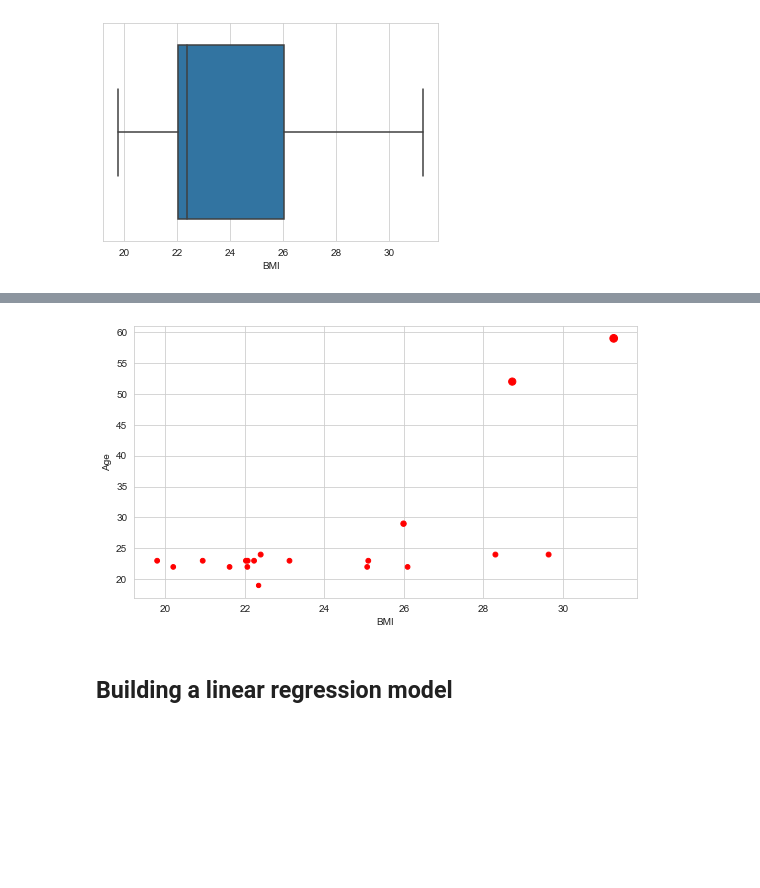
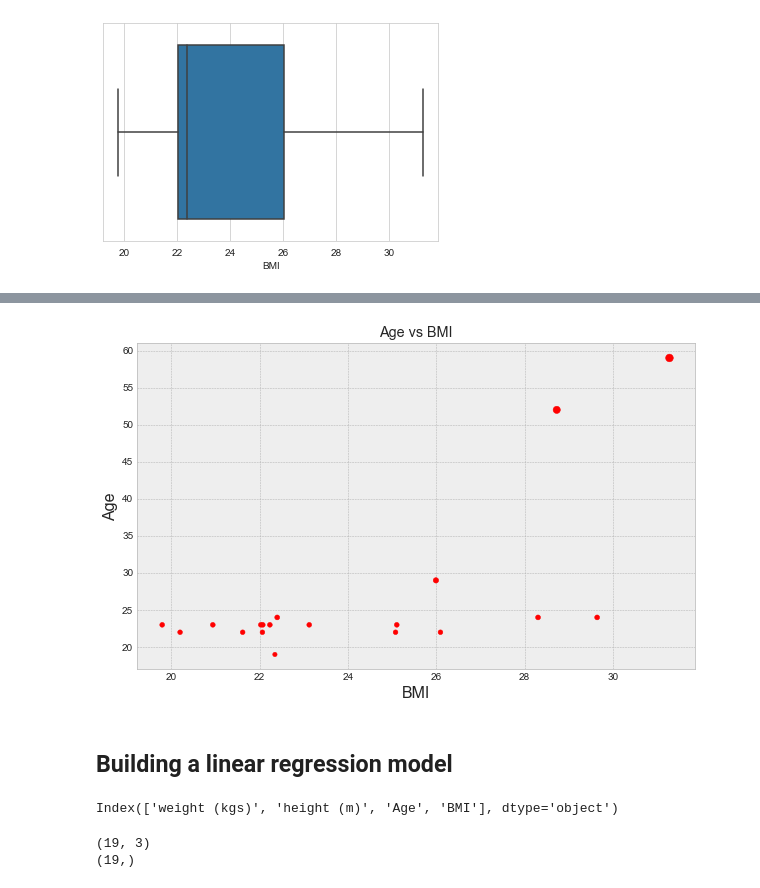
Before and after one commit to mambo-mk/Visualization-and-ML, a Jupyter notebook: Interactive visuals and ML/BMI prediction model.ipynb, the cells around one changed output, grey strips where cells are left out. Drawn from its saved outputs; the diff is of its cells as text; code cells hidden in the pictures; blank space fills up the shorter version.

```diff
--- a/Interactive visuals and ML/BMI prediction model.ipynb
+++ b/Interactive visuals and ML/BMI prediction model.ipynb
@@ -72,3 +83,16 @@ height (m)              0
 Age                     0
 BMI                     0
 dtype: int64
+# %%
+df.head()
+df.columns= ["Time","Age","Weight","Height","Gender","Weight_clean","Height(M)","Age_clean","BMI"]
+# df["Age"] = [i.replace("years old","").replace("years","") for i in  df["Age"]]
+# df["Age"] = [int(i)for i in  df["Age"]]
+
+empty = []
+for weight in df["Weight"]:
+    x = weight.replace("kgs","").replace("kg","")
+    x = int(x)
+    empty.append(x)
+df["Weight"] = empty
+df["Weight"]
@@ -74,0 +120,3 @@ dtype: int64
+# %%
+df["BMI_Jk"] = df["Weight"]/df["Height(M)"]**2
+df
@@ -86,11 +159,11 @@ sns.boxplot(x = 'BMI', data = df)
 # %%
 # Scatter plot
-plt.figure(figsize=(9,5))
-plt.xlabel("BMI")
-plt.ylabel("Age")
+plt.figure(figsize=(10,6))
+plt.style.use("bmh")
+plt.title("Age vs BMI")
+plt.xlabel("BMI", size = 16)
+plt.ylabel("Age", size = 16)
 plt.scatter(df["BMI"], df["Age"], s=df["Age"], c="red")
 plt.show()
 # %% [output]
-[figure, old version]
+[figure, new version]
-# %% [markdown]
-## Building a linear regression model
@@ -99,0 +170,17 @@ from sklearn.model_selection import train_test_split
+# %% [markdown]
+## Building a linear regression model
+# %%
+df = df.select_dtypes(include = ["int64","float64"])
+df.columns
+# %% [output]
+Index(['weight (kgs)', 'height (m)', 'Age', 'BMI'], dtype='object')
+# %%
+# identify the x and y
+x = df.drop("BMI", 1)
+y = df["BMI"]
+print(x.shape)
+
+print(y.shape)
+# %% [output]
+(19, 3)
+(19,)
```
Also changed, not shown: parts of 11 cells of this notebook, 1 other file.
